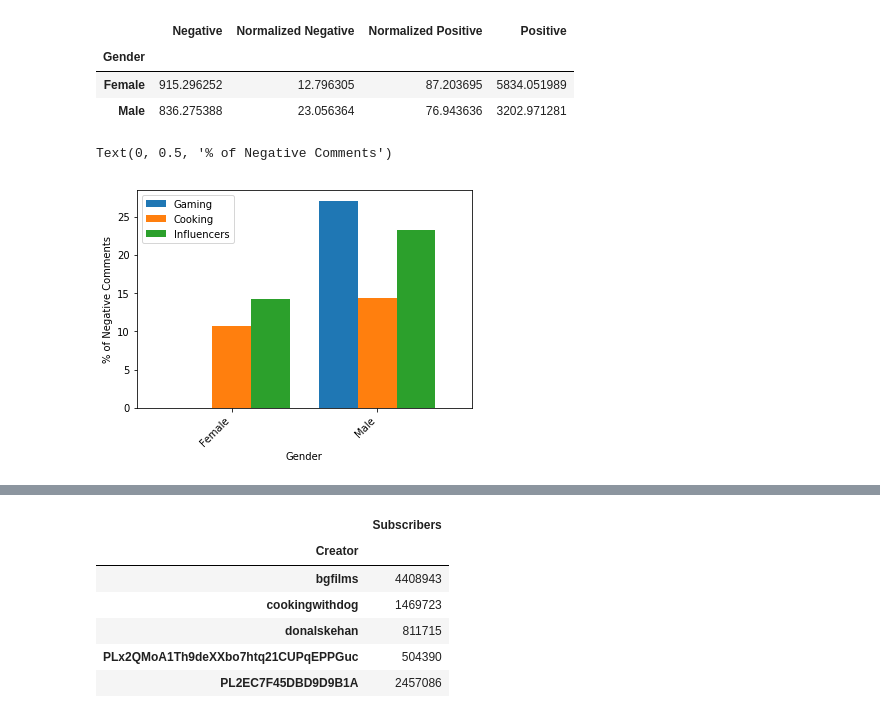
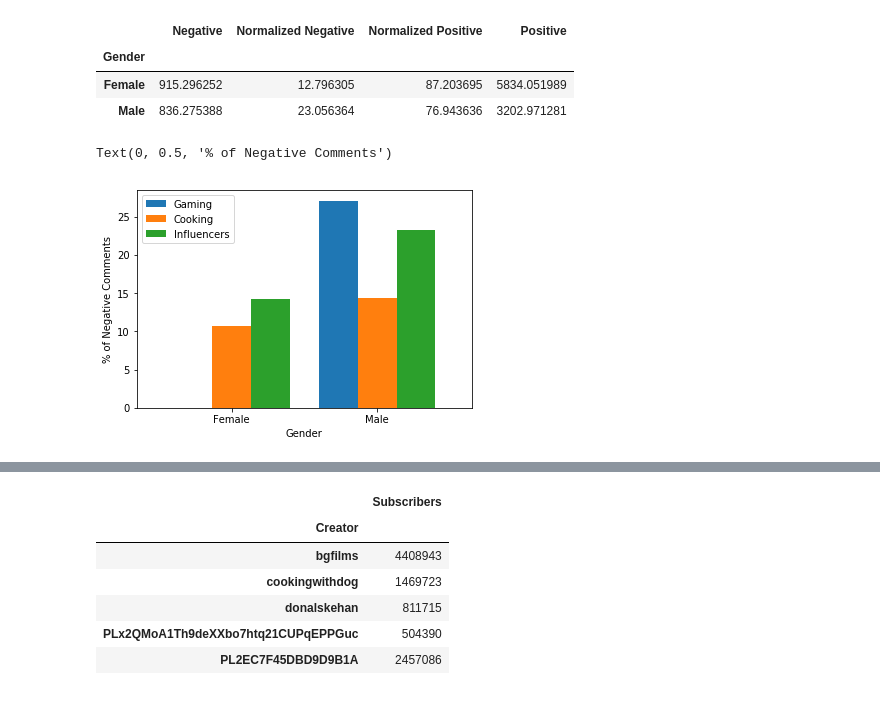
Before and after one commit to jivers-ucsd/ECE-229-Project---Group-7, a Jupyter notebook: plotting/graph influencers.ipynb, the cells around one changed output, grey strips where cells are left out. Saved outputs shown, nothing was run; the diff lists cells and outputs as text; code cells hidden in the pictures.

```diff
--- a/plotting/graph influencers.ipynb
+++ b/plotting/graph influencers.ipynb
@@ -185,13 +183,12 @@ d2
 d2 = result.groupby(by=['Gender','Category']).mean()['Normalized Negative'].unstack().reset_index()
 d2.set_index('Gender', inplace=True)
 # %%
-ax = d2.plot.bar(y=['Gaming', 'Cooking', 'Influencers'],width = 0.8,rot=45)
-ax.set_xticklabels(ax.get_xticklabels(),ha='right')
+ax = d2.plot.bar(y=['Gaming', 'Cooking', 'Influencers'],width = 0.8,rot=0)
 ax.legend(loc='best')
 ax.set_ylabel('% of Negative Comments')
 # %% [output]
 Text(0, 0.5, '% of Negative Comments')
-[figure, old version]
+[figure, new version]
 # %%
 result
 # %% [output]
```
Also changed, not shown: parts of 27 cells of this notebook, 11 other files.
